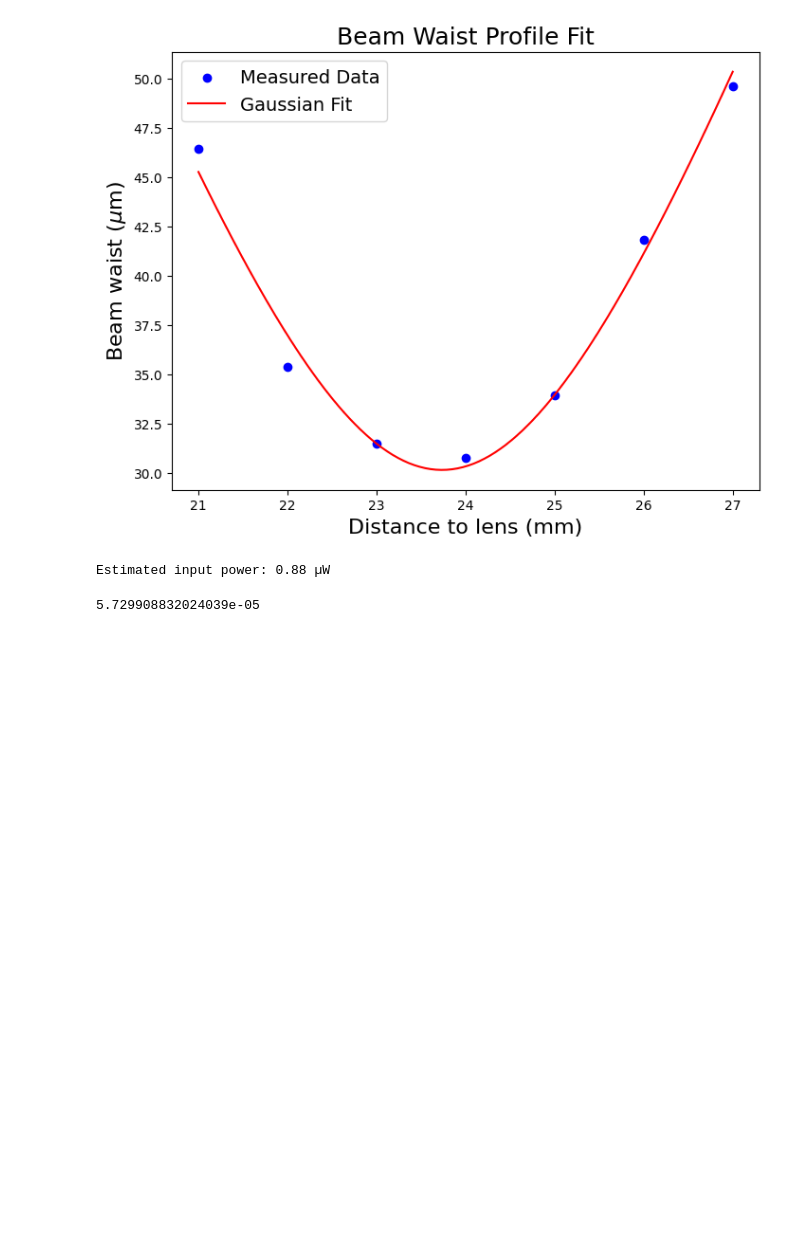
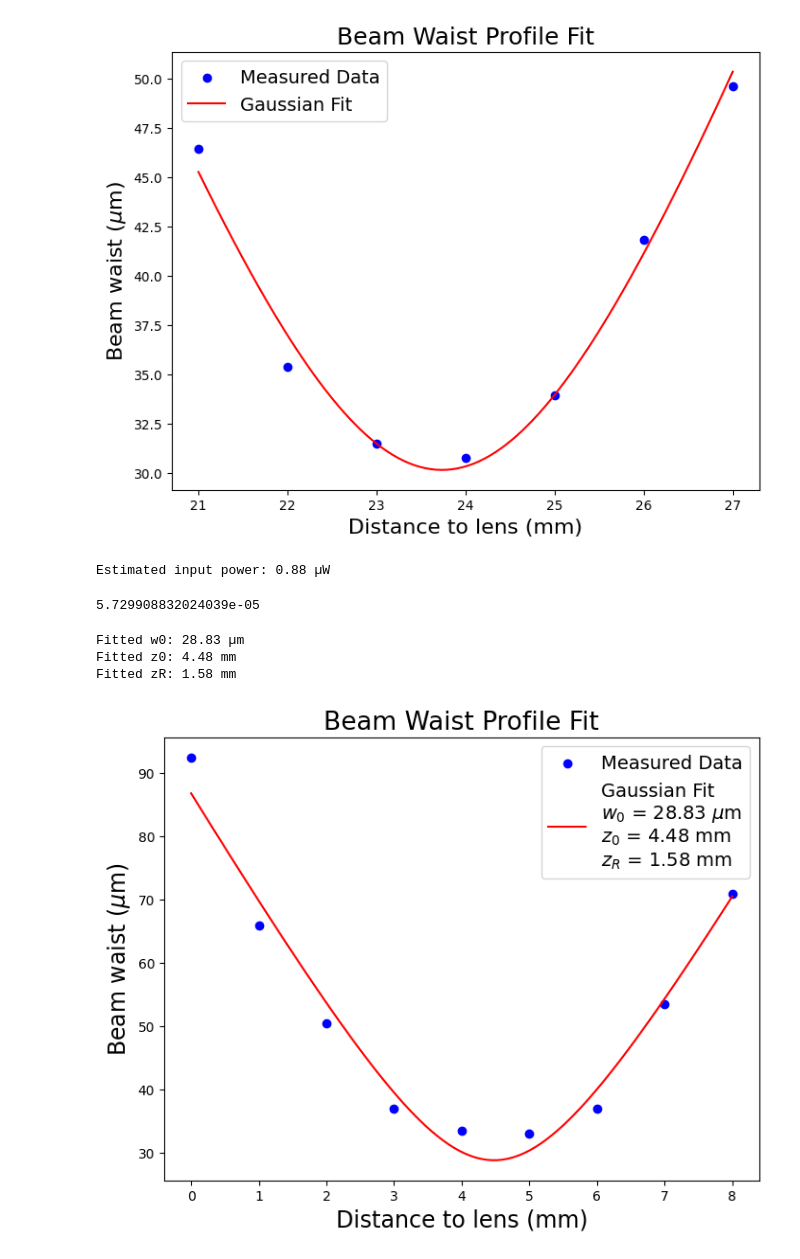
Before and after one commit to qpit/Eskild-Project-2026, a Jupyter notebook: beam_waist.ipynb, the cells around one changed output. Cells and saved outputs as stored; diff of their text form; code cells hidden in the pictures; blank space fills up the shorter version.

```diff
--- a/beam_waist.ipynb
+++ b/beam_waist.ipynb
@@ -60,3 +58,46 @@ p=16*np.pi**2*(15.4e-12)**2*10e-3/(epsilon_0*c*1.8**2*(1550e-9)**3) * P**2*
 p
 # %% [output]
 5.729908832024039e-05
+# %%
+distes = np.array([0,1,2,3,4,5,6,7,8]) * 1e-3
+waists = np.array([185,132,101, 74, 67, 66, 74 , 107,142])/2*1e-6
+# Define the Gaussian beam propagation equation
+def beam_waist(z, w0, z0, zR):
+    return w0 * np.sqrt(1 + ((z - z0) / zR)**2)
+
+# Initial guesses: [w0, z0, zR]
+p0 = [np.min(waists), distes[np.argmin(waists)], 1e-3]
+
+# Fit the data using curve_fit
+popt, pcov = curve_fit(beam_waist, distes, waists, p0=p0)
+w0_fit, z0_fit, zR_fit = popt
+
+print(f"Fitted w0: {w0_fit*1e6:.2f} µm")
+print(f"Fitted z0: {z0_fit*1e3:.2f} mm")
+print(f"Fitted zR: {zR_fit*1e3:.2f} mm")
+
+# Generate points for the fitted curve
+z_fit = np.linspace(distes.min(), distes.max(), 100)
+w_fit = beam_waist(z_fit, *popt)
+
+fig, ax = plt.subplots(figsize=(8, 6))
+ax.scatter(distes*1e3, waists*1e6, color='blue', label='Measured Data')
+
+fit_label = (
+    f'Gaussian Fit\n'
+    f'$w_0$ = {w0_fit*1e6:.2f} $\\mu$m\n'
+    f'$z_0$ = {z0_fit*1e3:.2f} mm\n'
+    f'$z_R$ = {zR_fit*1e3:.2f} mm'
+)
+ax.plot(z_fit*1e3, w_fit*1e6, color='red', label=fit_label)
+
+ax.set_xlabel('Distance to lens (mm)', fontsize=17)
+ax.set_ylabel('Beam waist ($\mu$m)', fontsize=17)
+ax.legend(fontsize=14)
+ax.set_title('Beam Waist Profile Fit', fontsize=19)
+plt.savefig(f'C:\\Users\\eskil\\OneDrive\\DTU\\6.sem\\bachelor_project\\figures\\beam_waist_fit.pdf', dpi=500, bbox_inches='tight')
+# %% [output]
+Fitted w0: 28.83 µm
+Fitted z0: 4.48 mm
+Fitted zR: 1.58 mm
+[figure, added]
```
Also changed, not shown: parts of 2 cells of this notebook, 1 other file.
